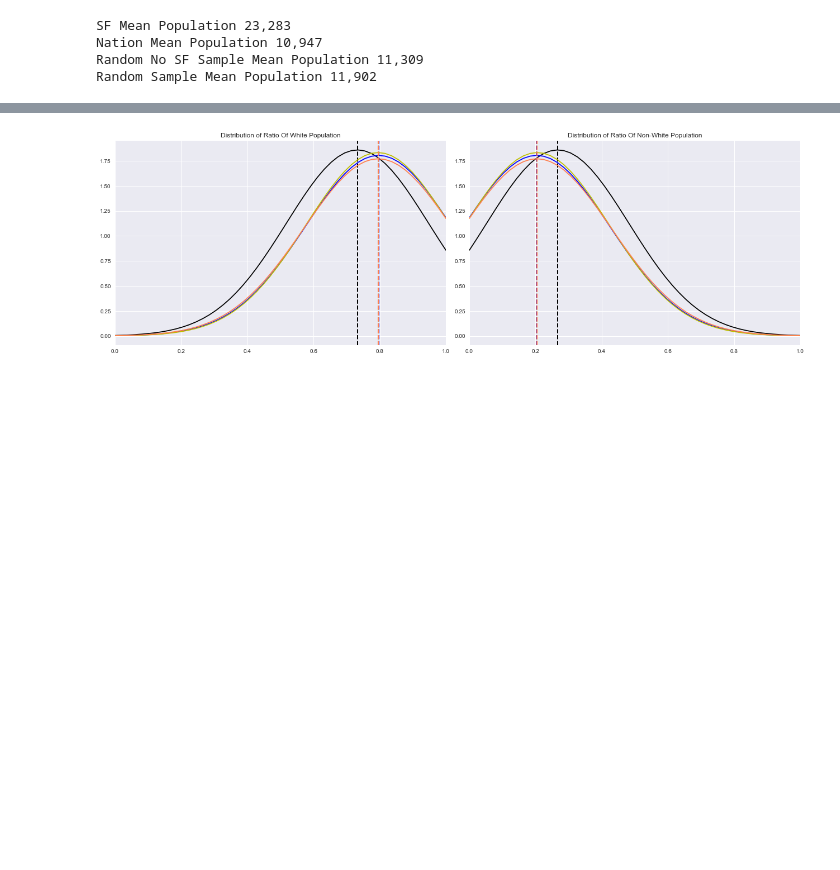
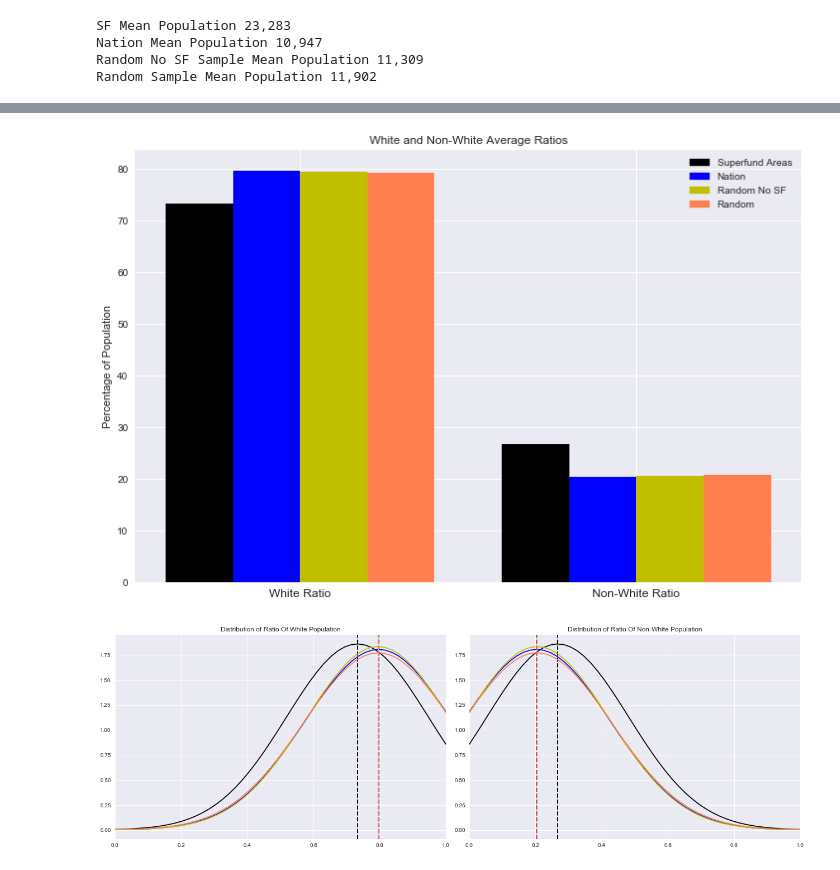
Before and after one commit to harshil753/Project1, a Jupyter notebook: FirstProject.ipynb, the cells around one changed output, grey strips where cells are left out. Drawn from its saved outputs; the diff is of its cells as text; code cells hidden in the pictures; blank space fills up the shorter version.

```diff
--- a/FirstProject.ipynb
+++ b/FirstProject.ipynb
@@ -1019,3 +1021,11 @@ plt.show()
+# %%
+plt.figure(figsize=(12,8))
+whiteNonWhiteRatioLabels_v = ["White Ratio", "Non-White Ratio"]
+
+getBarGraphSFAndNationParallel(plt, whiteNonWhiteRatioLabels_v, sfcensus, censusByZipCd2015_df, no_sf_subset, random_subset, "White and Non-White Average Ratios", "Percentage of Population", "0", 111)
+plt.show()
+# %% [output]
+[figure, added]
 # %%
 plt.figure(figsize=(18,6))
 getHistogramAndBellCurve(plt,"White Ratio", sfcensus, censusByZipCd2015_df, no_sf_subset, random_subset, "Distribution of Ratio Of White Population", "", "0", 121)
```
Also changed, not shown: parts of 26 cells of this notebook, 3 other files.
